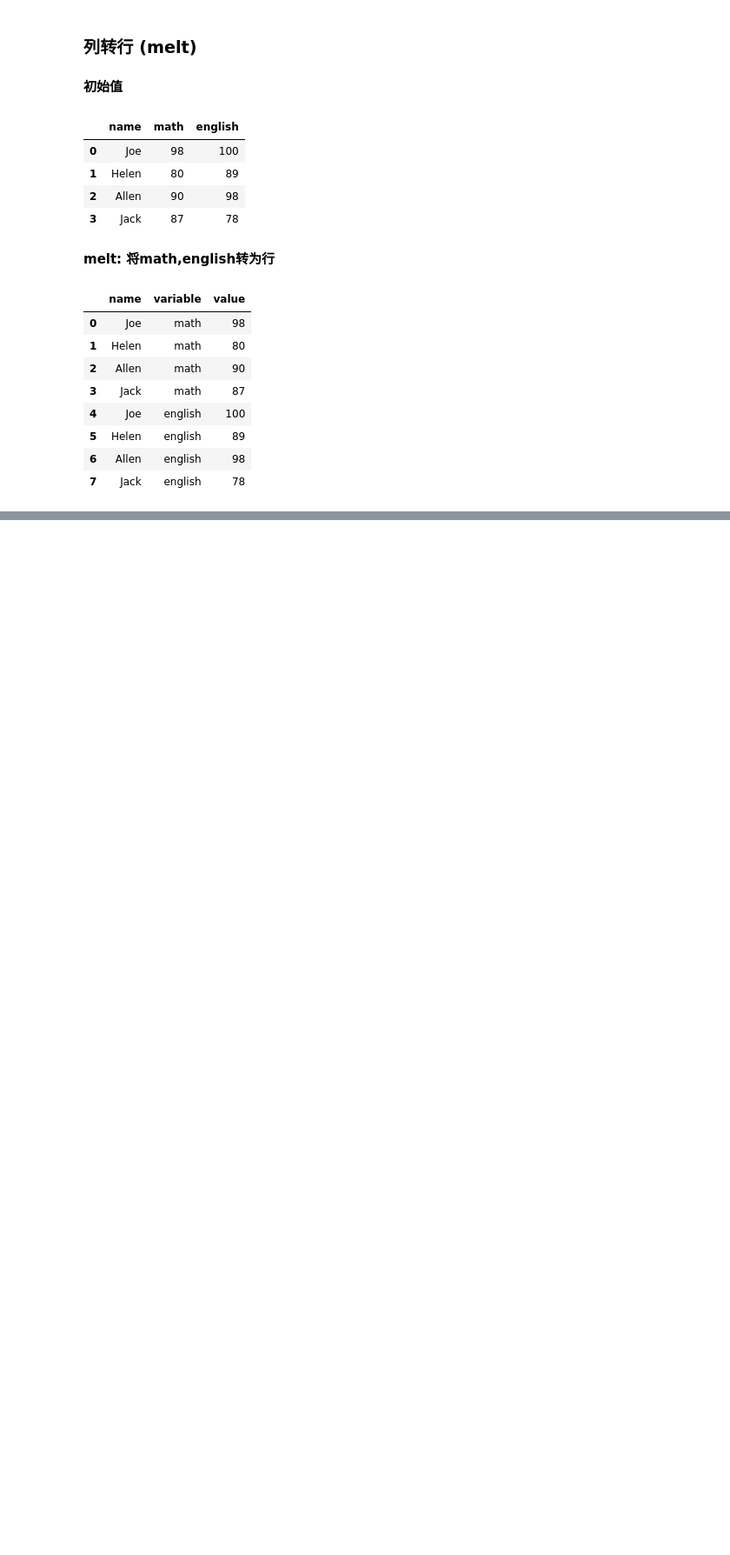
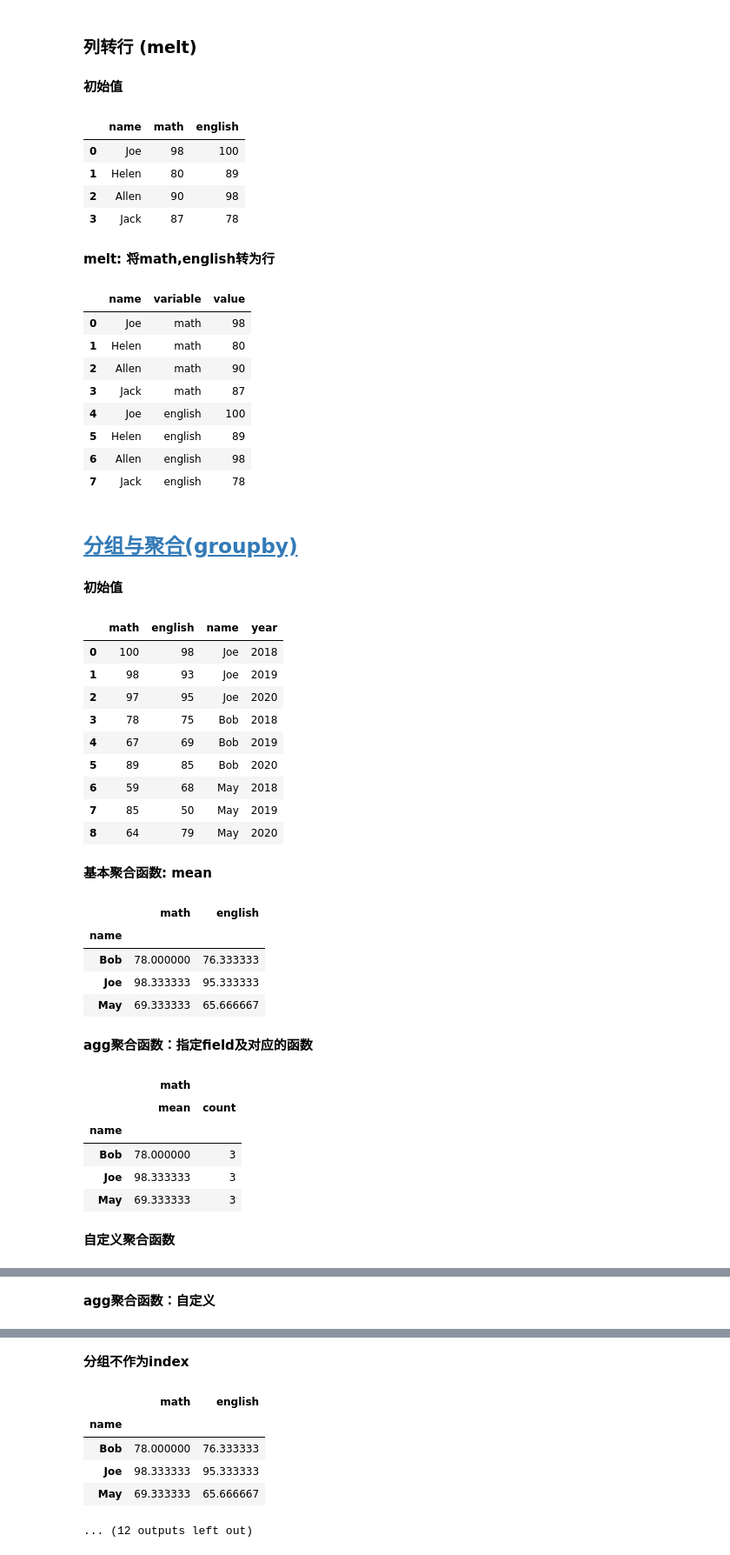
Before and after one commit to linewx/python_data_analysis, a Jupyter notebook: src/dataframe.ipynb, the cells around one changed output, grey strips where cells are left out. Shown at 87% size. Cells and saved outputs as stored; diff of their text form; code cells hidden in the pictures; blank space fills up the shorter version.

Commit message:
pandas: groupby

```diff
--- a/src/dataframe.ipynb
+++ b/src/dataframe.ipynb
@@ -633,3 +684,75 @@ df873_2.pivot()
 | 5 | Helen | english | 89 |
 | 6 | Allen | english | 98 |
 | 7 | Jack | english | 78 |
+# %% [markdown]
+## [分组与聚合(groupby)](https://wizardforcel.gitbooks.io/pyda-2e/content/10.html)
+# %%
+df88 = pd.DataFrame({'math': [100, 98,97, 78, 67, 89, 59, 85, 64], 'english': [98, 93,95, 75, 69, 85, 68, 50, 79], 'name':['Joe','Joe','Joe', 'Bob','Bob','Bob', 'May','May','May'], 'year':['2018','2019', '2020','2018','2019', '2020','2018','2019', '2020']})
+display_content(df88, '初始值')
+
+df88_1 = df88.groupby(['name']).mean()
+display_content(df88_1, '基本聚合函数: mean')
+
+df88_2 = df88.groupby(['name']).agg({'math': ['mean', 'count']})
+display_content(df88_2, 'agg聚合函数：指定field及对应的函数')
+
+def sum_total(x):
+    return pd.Series({'total': (np.sum(x['math']) + np.sum(x['english']))})
+
+df88_3 = df88.groupby(['name', 'year']).apply(sum_total)
+display_content(df88_3, '自定义聚合函数')
+
+df88_4 = df88.groupby(['name', 'year']).agg({'math': ['count', lambda x: len(x)]})
+display_content(df88_4, 'agg聚合函数：自定义')
+
+df88_5 = df88.groupby(['name'], as_index=False).mean()
+display_content(df88_1, '分组不作为index')
+
+mapping = {'math': 'score', 'english': 'score'}
+df88_6 = df88.set_index(['name', 'year'])
+
+display_content(df88_6, '横向分组初始值')
+df88_7 = df88_6.groupby(mapping, axis=1).sum()
+display_content(df88_7, '横向分组')
+
+
+df88_8 = df88.groupby(['name','year'])['math'].sum()
+display_content(df88_8, '选取某列聚合')
+
+df88_9 = df88.groupby(['name']).size()
+display_content(df88_9, "聚合函数:size")
+
+df88_10 = df88.groupby(['name']).count()
+display_content(df88_10, "聚合函数:count")
+
+
+
+display_content('loop group by')
+for (k1, k2),value in df88.groupby(['name','year']):
+    print(k1,k2,value)
+# %% [output]
+**初始值**
+|  | math | english | name | year |
+| 0 | 100 | 98 | Joe | 2018 |
+| 1 | 98 | 93 | Joe | 2019 |
+| 2 | 97 | 95 | Joe | 2020 |
+| 3 | 78 | 75 | Bob | 2018 |
+| 4 | 67 | 69 | Bob | 2019 |
+| 5 | 89 | 85 | Bob | 2020 |
+| 6 | 59 | 68 | May | 2018 |
+| 7 | 85 | 50 | May | 2019 |
+| 8 | 64 | 79 | May | 2020 |
+**基本聚合函数: mean**
+|  | math | english |
+| name |  |  |
+| Bob | 78.000000 | 76.333333 |
+| Joe | 98.333333 | 95.333333 |
+| May | 69.333333 | 65.666667 |
+**agg聚合函数：指定field及对应的函数**
+|  | math |  |
+|  | mean | count |
+| name |  |  |
+| Bob | 78.000000 | 3 |
+| Joe | 98.333333 | 3 |
+| May | 69.333333 | 3 |
+**自定义聚合函数**
@@ -635,0 +770 @@ df873_2.pivot()
+**agg聚合函数：自定义**
@@ -635,0 +783,7 @@ df873_2.pivot()
+**分组不作为index**
+|  | math | english |
+| name |  |  |
+| Bob | 78.000000 | 76.333333 |
+| Joe | 98.333333 | 95.333333 |
+| May | 69.333333 | 65.666667 |
+... (12 outputs left out)
```
Also changed, not shown: parts of 4 cells of this notebook.
